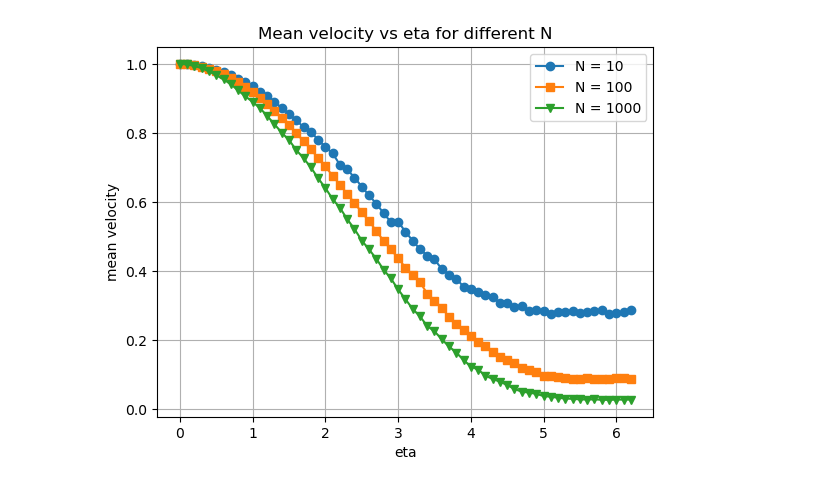
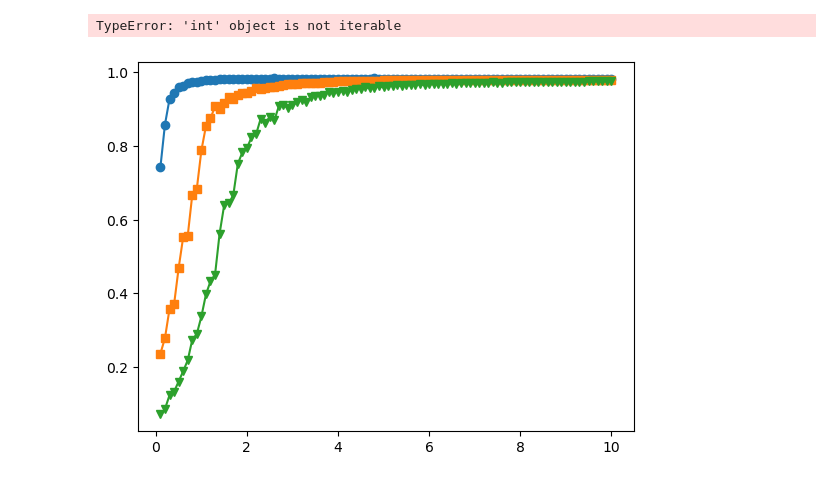
Before and after one commit to YannickHradetzky/Simulation, a Jupyter notebook: vicsek.ipynb, the cells around one changed output. Cells and saved outputs as stored; diff of their text form; code cells hidden in the pictures.

```diff
--- a/vicsek.ipynb
+++ b/vicsek.ipynb
@@ -4,7 +4,7 @@ import matplotlib.pyplot as plt
 import glob
 import numpy as np
 # %%
-filenames = glob.glob("out/vicsek/1000/Noise*txt")
+filenames = glob.glob("out/vicsek/10000/Noise*txt")
 filenames.sort(key = lambda x: float(x.split("/")[3].split("_")[1].split(".txt")[0]))
 
 N = filenames[0].split("/")[2]
@@ -35,8 +35,8 @@ for filename in filenames:
 plt.figure()
 plt.title("Mean velocity vs eta for N = " + N)
 plt.errorbar(etas, means, yerr=stds, fmt="o", color="black", ecolor="blue", capsize=3)
-plt.xlabel("eta")
-plt.ylabel("mean velocity")
+plt.xlabel("$\eta$")
+plt.ylabel("$<v>$")
 plt.grid()
 plt.show()
 # %% [output]
@@ -44,5 +44,5 @@ plt.show()
 # %%
-filenames = glob.glob("out/vicsek/1000/Density*txt")
+filenames = glob.glob("out/vicsek/10000/Density*txt")
 filenames.sort(key = lambda x: float(x.split("/")[3].split("_")[1].split(".txt")[0]))
 N = filenames[0].split("/")[2]
 
@@ -81,47 +128,48 @@ plt.show()
 # %%
-N10 = glob.glob("out/vicsek/10/Noise*txt")
+N10 = glob.glob("out/vicsek/10/Density*txt")
 N10.sort(key = lambda x: float(x.split("/")[3].split("_")[1].split(".txt")[0]))
-N100 = glob.glob("out/vicsek/100/Noise*txt")
+N100 = glob.glob("out/vicsek/100/Density*txt")
 N100.sort(key = lambda x: float(x.split("/")[3].split("_")[1].split(".txt")[0]))
-N1000 = glob.glob("out/vicsek/1000/Noise*txt")
+N1000 = glob.glob("out/vicsek/1000/Density*txt")
 N1000.sort(key = lambda x: float(x.split("/")[3].split("_")[1].split(".txt")[0]))
-#N10000 = glob.glob("out/vicsek/10000/Noise*txt")
-#N10000.sort(key = lambda x: float(x.split("/")[3].split("_")[1].split(".txt")[0]))
+N10000 = glob.glob("out/vicsek/10000/Noise*txt")
+N10000.sort(key = lambda x: float(x.split("/")[3].split("_")[1].split(".txt")[0]))
 
-data = [N10, N100, N1000]
+data = [N10, N100, N1000, 10000]
 symbols = ["o", "s", "v", "^"]
 plt.figure()
 
 
 for i in range(len(data)):
     means = []
     stds = []
     etas = []
     for filename in data[i]:
         df = pd.read_csv(filename, sep=" ", header=None)
         # for each row in the df, calculate the mean and std of the velocities
         sum_mean = 0
         sum_std = 0
         count = 0
         for (_, row) in df.iterrows():
             count += 1
             sum_mean += np.mean(row)
             sum_std += np.std(row)
 
         Mean = sum_mean / count
         Std = sum_std / count
         means.append(Mean)
         stds.append(Std)
         eta = filename.split("/")[3].split(".txt")[0].split("_")[1]
         eta = eta.split(".txt")[0]
         etas.append(float(eta))
     plt.plot(etas, means, label="N = " + str(10**(i+1)), marker=symbols[i])
 
-plt.title("Mean velocity vs eta for different N")
-plt.xlabel("eta")
-plt.ylabel("mean velocity")
+plt.title("Mean velocity vs density for different N")
+plt.xlabel("$\\rho$")
+plt.ylabel("$<v>$")
 plt.grid()
 plt.legend()
 plt.show()
 # %% [output]
+TypeError: 'int' object is not iterable
-[figure, old version]
+[figure, new version]
```
Also changed, not shown: parts of 5 cells of this notebook, 5 other files.
